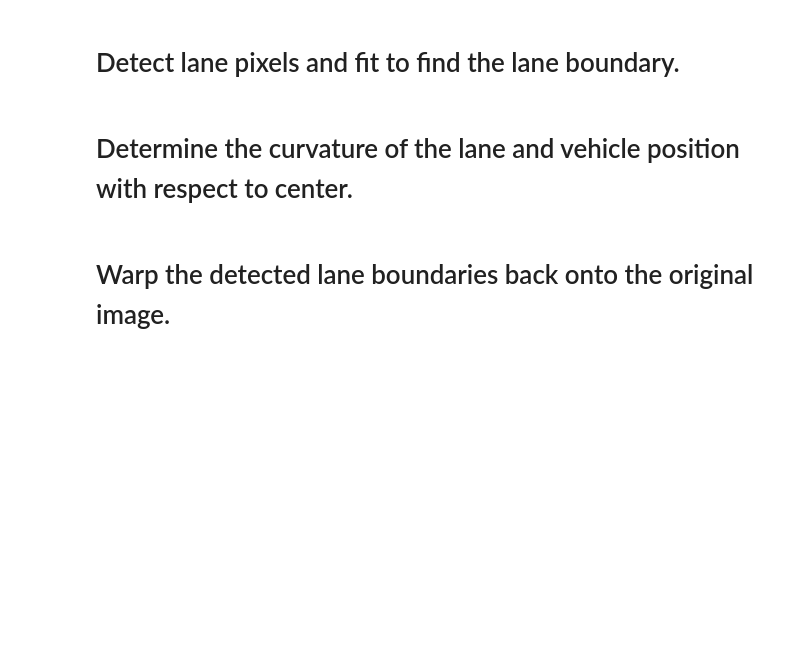
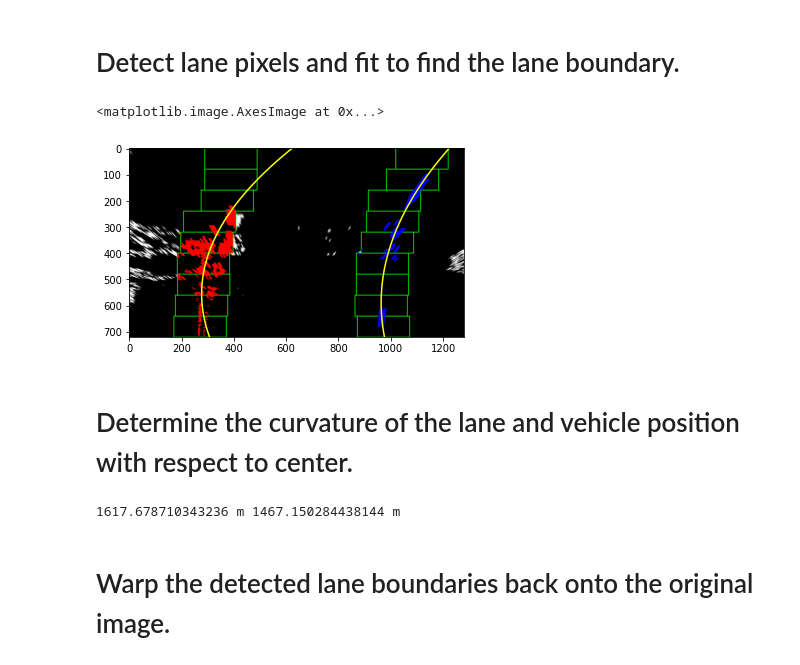
Before and after one commit to NicoBenndorf/Advanced-Lane-Detection, a Jupyter notebook: P2_CarND-Advanced-Lane-Lines.ipynb, the cells around one changed output. Drawn from its saved outputs; the diff is of its cells as text; code cells hidden in the pictures; blank space fills up the shorter version.

Commit message:
feat(pipeline): finishing basic lane annotation (roughly ok)

```diff
--- a/P2_CarND-Advanced-Lane-Lines.ipynb
+++ b/P2_CarND-Advanced-Lane-Lines.ipynb
@@ -8,6 +8,9 @@ import matplotlib.image as mpimg
 
 # import array
 import glob
+# %%
+# initialisation at startup
+initial_lane_search = True
 # %% [markdown]
 # Compute Camera Calibration
 # %%
@@ -247,4 +443,42 @@ plt.subplots_adjust(left=0., right=1, top=0.9, bottom=0.)
+# %%
+# check if prior exists, or if we have to search lane from scratch
+# TODO: add case for reset if search from prior does not work
+
+if initial_lane_search:
+    initial_lane_search = False
+    # searching lane lines from scratch (sliding window) for startup and fallback
+    img_fittet_lanes, lanes, left_fit, right_fit, left_fitx, right_fitx, ploty = fit_polynomial(binary_warped)
+else:
+    # searching lane lines from prior
+    img_fittet_lanes, lanes, left_fit, right_fit, left_fitx, right_fitx, ploty = search_around_poly(binary_warped, left_fit, right_fit)
+plt.imshow(img_fittet_lanes)
+# %% [output]
+<matplotlib.image.AxesImage at 0x...>
+[figure, added]
 # %% [markdown]
 # Determine the curvature of the lane and vehicle position with respect to center.
+# %%
+def measure_curvature_real(y_eval, left_fit_cr, right_fit_cr):
+    '''
+    Calculates the curvature of polynomial functions in meters.
+    '''
+    # Define conversions in x and y from pixels space to meters
+    ym_per_pix = 3/63 # 63(53-69)pixel; meters per pixel in y dimension
+    xm_per_pix = 3.7/611 # 611(605-620)pixel; meters per pixel in x dimension
+
+
+    # Implement the calculation of R_curve (radius of curvature)
+    left_curverad = (1+(2*left_fit_cr[0]*y_eval*ym_per_pix+left_fit_cr[1])**2)**(3/2)/(np.absolute(2*left_fit_cr[0]))  ## Implement the calculation of the left line here
+    right_curverad = (1+(2*right_fit_cr[0]*y_eval*ym_per_pix+right_fit_cr[1])**2)**(3/2)/(np.absolute(2*right_fit_cr[0]))  ## Implement the calculation of the right line here
+
+    return left_curverad, right_curverad
+
+
+# Calculate the radius of curvature in meters for both lane lines
+left_curverad, right_curverad = measure_curvature_real(img_fittet_lanes.shape[0], left_fit, right_fit)
+
+print(left_curverad, 'm', right_curverad, 'm')
+# %% [output]
+1617.678710343236 m 1467.150284438144 m
 # %% [markdown]
 # Warp the detected lane boundaries back onto the original image.
```
Also changed, not shown: parts of 8 cells of this notebook.
